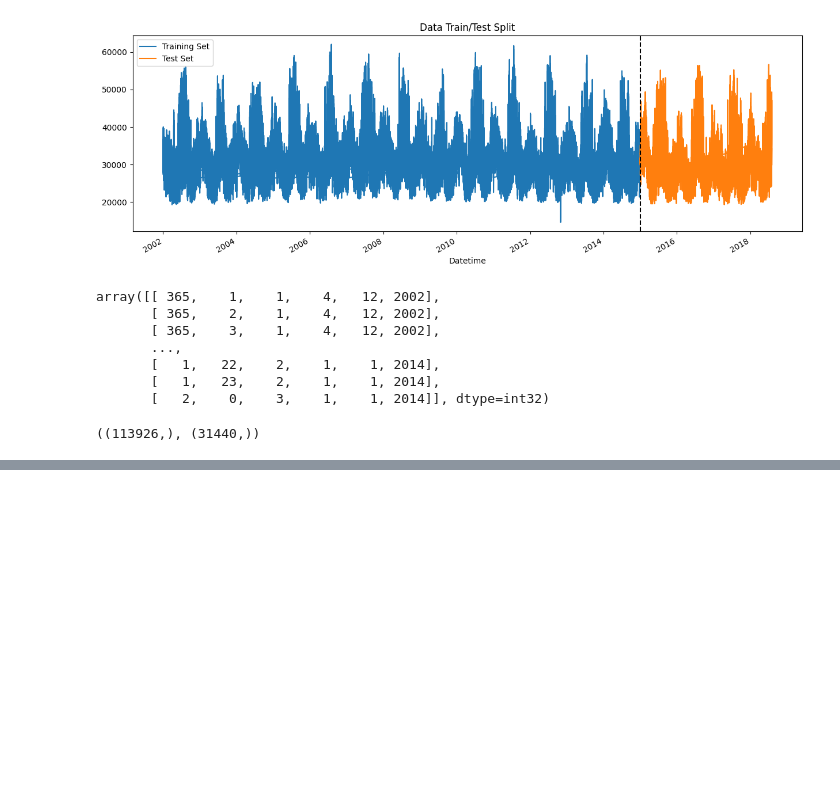
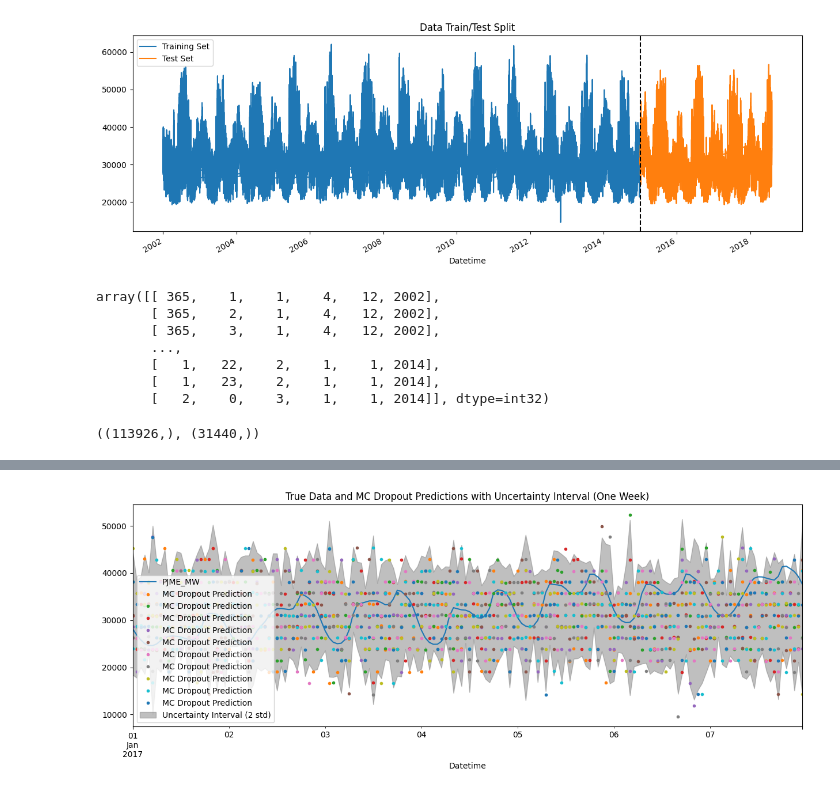
Before and after one commit to ahmedkakiAK/Bayesian_stats_project, a Jupyter notebook: PMJE_prediction.ipynb, the cells around one changed output, grey strips where cells are left out. Drawn from its saved outputs; the diff is of its cells as text; code cells hidden in the pictures; blank space fills up the shorter version.

```diff
--- a/PMJE_prediction.ipynb
+++ b/PMJE_prediction.ipynb
@@ -245,0 +246,43 @@ plt.show()
+# %%
+# Tracer les prédictions et les vraies valeurs
+fig, ax = plt.subplots(figsize=(15, 5))
+
+df_week = test.loc[start_date:end_date]
+
+# Tracer les valeurs réelles (True Data)
+df_week[['PJME_MW']].plot(ax=ax, label='True Data')
+
+std_predictions = predictions.std(axis=0)
+test['std_predictions'] = std_predictions.flatten()  # Intervalle d'incertitude
+# Ajouter toutes les prédictions et les intervalles dans un DataFrame
+test['mean_predictions'] = mean_predictions.flatten()  # Prédiction moyenne
+
+
+# Créer 10 nouvelles colonnes pour chaque prédiction
+for i in range(predictions.shape[0]):
+    # Ajouter chaque prédiction dans une colonne dédiée
+    test[f'predictions_{i+1}'] = predictions[i].flatten()
+
+# Tracer les prédictions (MC Dropout Predictions) à chaque itération
+for i in range(predictions.shape[0]):
+    # Filtrer les données pour la période de la semaine souhaitée
+    df_week = test.loc[start_date:end_date]
+
+    # Tracer la courbe des prédictions en orange pour chaque colonne de prédiction
+    df_week[f'predictions_{i+1}'].plot(ax=ax, style='.', label='MC Dropout Prediction')
+
+
+# Calculer l'intervalle de confiance à 95% (2 écarts-types)
+upper_bound = df_week['mean_predictions'] + 2 * df_week['std_predictions']
+lower_bound = df_week['mean_predictions'] - 2 * df_week['std_predictions']
+
+
+# Affichage de l'incertitude (intervalle de confiance à 95%)
+ax.fill_between(df_week.index, lower_bound, upper_bound, color='gray', alpha=0.5, label='Uncertainty Interval (2 std)')
+
+# Configurations de l'affichage
+plt.legend(loc='best')
+ax.set_title('True Data and MC Dropout Predictions with Uncertainty Interval (One Week)')
+plt.show()
+# %% [output]
+[figure, added]
```
Also changed, not shown: parts of 6 cells of this notebook, 1 other file.
